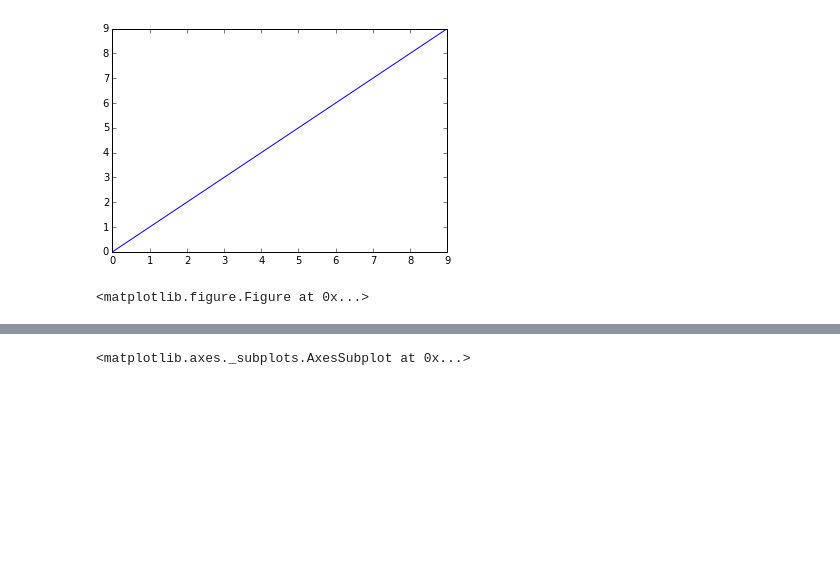
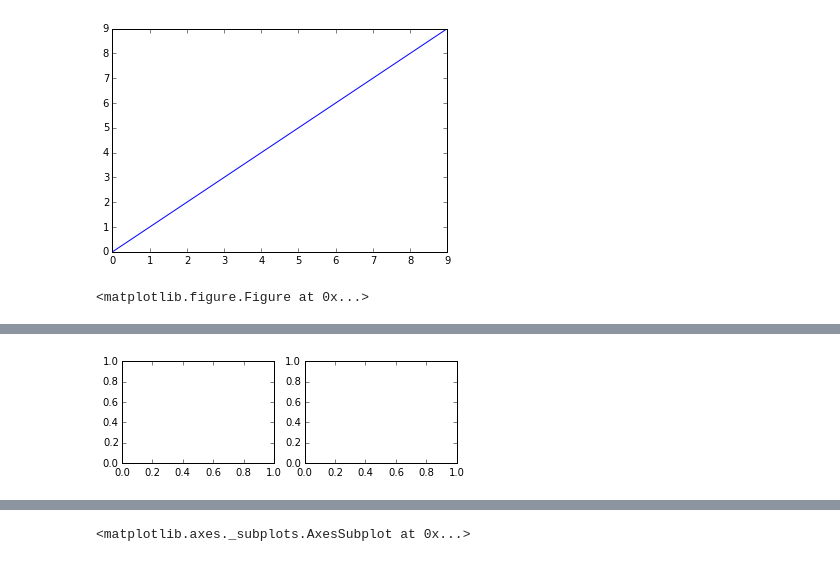
Before and after one commit to lseongjoo/bigpy, a Jupyter notebook: DataVisualization.ipynb, the cells around one changed output, grey strips where cells are left out. Saved outputs shown, nothing was run; the diff lists cells and outputs as text; code cells hidden in the pictures; blank space fills up the shorter version.

```diff
--- a/DataVisualization.ipynb
+++ b/DataVisualization.ipynb
@@ -18,0 +25,4 @@ fig = plt.figure()
+# %%
+fig
+# %% [output]
+[figure, added]
```
Also changed, not shown: parts of 70 cells of this notebook, 1 other file.
